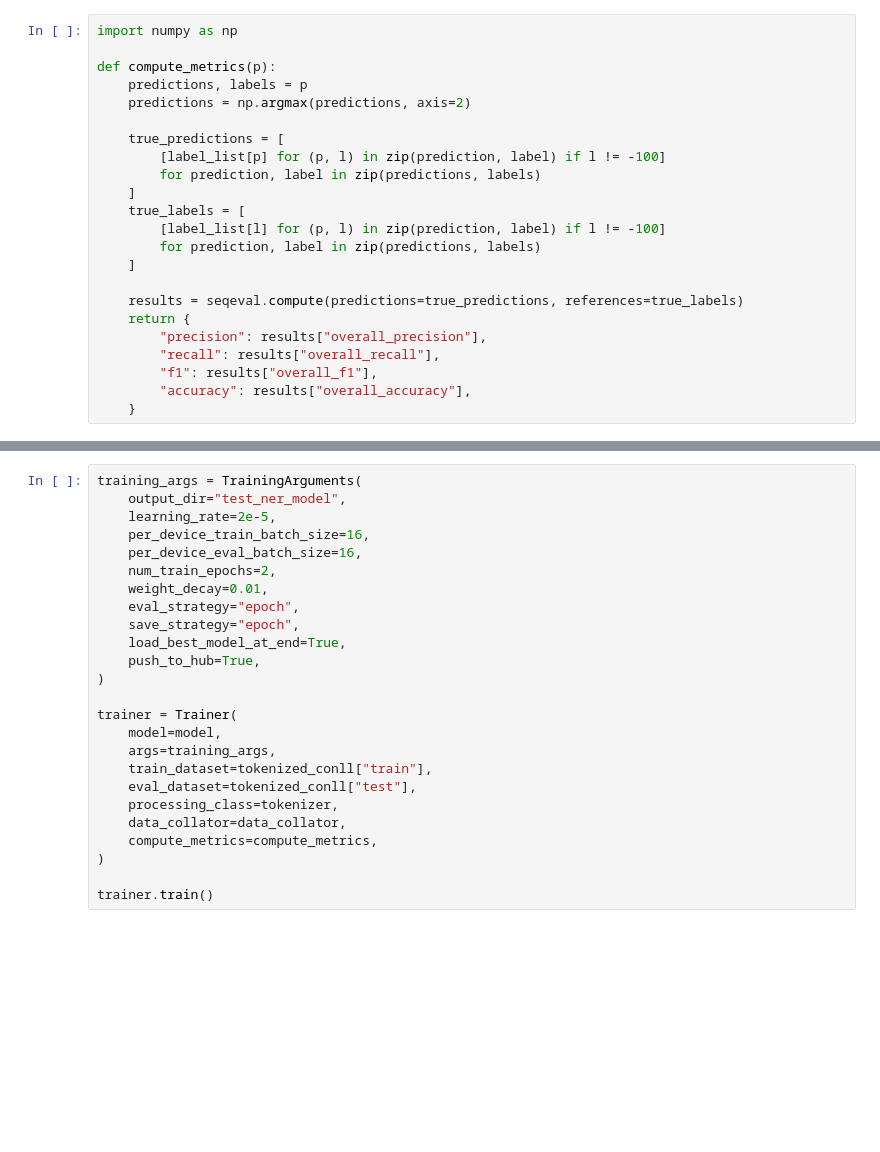
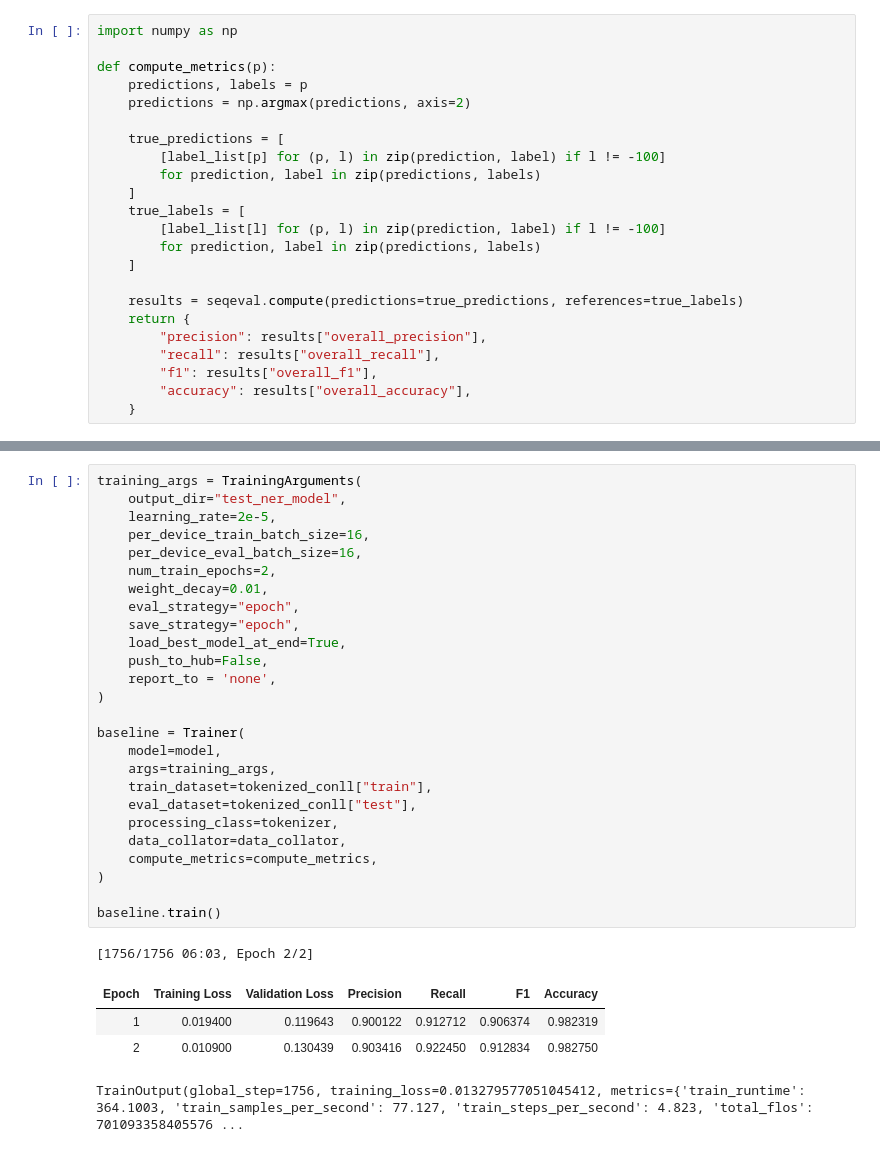
Before and after one commit to kaitab/uncap_ner, a Jupyter notebook: models/eng.ipynb, the cells around one changed output, grey strips where cells are left out. Drawn from its saved outputs; the diff is of its cells as text; blank space fills up the shorter version.

```diff
--- a/models/eng.ipynb
+++ b/models/eng.ipynb
@@ -77,25 +152,32 @@ You should probably TRAIN this model on a down-stream task to be able to use it
 # %%
 training_args = TrainingArguments(
     output_dir="test_ner_model",
     learning_rate=2e-5,
     per_device_train_batch_size=16,
     per_device_eval_batch_size=16,
     num_train_epochs=2,
     weight_decay=0.01,
     eval_strategy="epoch",
     save_strategy="epoch",
     load_best_model_at_end=True,
-    push_to_hub=True,
+    push_to_hub=False,
+    report_to = 'none',
 )
 
-trainer = Trainer(
+baseline = Trainer(
     model=model,
     args=training_args,
     train_dataset=tokenized_conll["train"],
     eval_dataset=tokenized_conll["test"],
     processing_class=tokenizer,
     data_collator=data_collator,
     compute_metrics=compute_metrics,
 )
 
-trainer.train()
+baseline.train()
+# %% [output]
+[1756/1756 06:03, Epoch 2/2]
+| Epoch | Training Loss | Validation Loss | Precision | Recall | F1 | Accuracy |
+| 1 | 0.019400 | 0.119643 | 0.900122 | 0.912712 | 0.906374 | 0.982319 |
+| 2 | 0.010900 | 0.130439 | 0.903416 | 0.922450 | 0.912834 | 0.982750 |
+TrainOutput(global_step=1756, training_loss=0.013279577051045412, metrics={'train_runtime': 364.1003, 'train_samples_per_second': 77.127, 'train_steps_per_second': 4.823, 'total_flos': 701093358405576 ...
```
Also changed, not shown: parts of 10 cells of this notebook.
